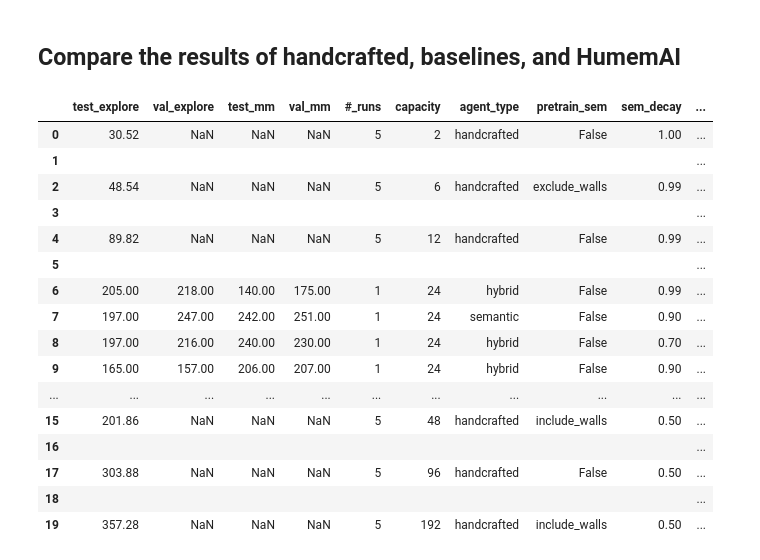
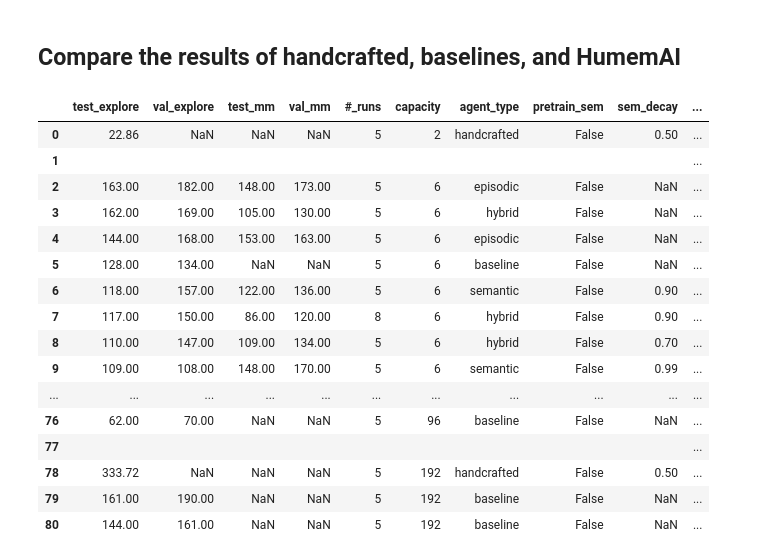
Before and after one commit to humemai/agent-room-env-v2-lstm, a Jupyter notebook: compare-results-dqn.ipynb, the cells around one changed output. Drawn from its saved outputs; the diff is of its cells as text; code cells hidden in the pictures.

```diff
--- a/compare-results-dqn.ipynb
+++ b/compare-results-dqn.ipynb
@@ -391,41 +391,41 @@ def filter_paths(
 # %%
 # filter_paths(
 #     room_size="xl-different-prob",
 #     num_iterations=10000,
 #     agent_type="hybrid",
 #     capacity=12,
 #     semantic_decay_factor=0.99,
 #     base_path="training-results/non-equal-object-probs/",
 # )
 
 # for foo in filter_paths_by_num_iterations("xl-different-prob"):
 #     dir_path = '/'.join(foo.split('/')[:-2])
 #     shutil.rmtree(dir_path)
 
 # # save dataframe as markdown
 # df.to_markdown("./hp-tuning/xl-different-prob.md", index=False)
 
 df, df_styled = get_all_data(
-    "xl",
+    "xl-different-prob",
     include_pretrain_semantic=True,
-    base_path="training-results/equal-object-probs/",
+    base_path="training-results/non-equal-object-probs/",
 )
 df_styled
 # %% [output]
 |  | test_explore | val_explore | test_mm | val_mm | #_runs | capacity | agent_type | pretrain_sem | sem_decay | ... |
-| 0 | 30.52 | NaN | NaN | NaN | 5 | 2 | handcrafted | False | 1.00 | ... |
+| 0 | 22.86 | NaN | NaN | NaN | 5 | 2 | handcrafted | False | 0.50 | ... |
 | 1 |  |  |  |  |  |  |  |  |  | ... |
-| 2 | 48.54 | NaN | NaN | NaN | 5 | 6 | handcrafted | exclude_walls | 0.99 | ... |
-| 3 |  |  |  |  |  |  |  |  |  | ... |
-| 4 | 89.82 | NaN | NaN | NaN | 5 | 12 | handcrafted | False | 0.99 | ... |
-| 5 |  |  |  |  |  |  |  |  |  | ... |
-| 6 | 205.00 | 218.00 | 140.00 | 175.00 | 1 | 24 | hybrid | False | 0.99 | ... |
-| 7 | 197.00 | 247.00 | 242.00 | 251.00 | 1 | 24 | semantic | False | 0.90 | ... |
-| 8 | 197.00 | 216.00 | 240.00 | 230.00 | 1 | 24 | hybrid | False | 0.70 | ... |
-| 9 | 165.00 | 157.00 | 206.00 | 207.00 | 1 | 24 | hybrid | False | 0.90 | ... |
+| 2 | 163.00 | 182.00 | 148.00 | 173.00 | 5 | 6 | episodic | False | NaN | ... |
+| 3 | 162.00 | 169.00 | 105.00 | 130.00 | 5 | 6 | hybrid | False | NaN | ... |
+| 4 | 144.00 | 168.00 | 153.00 | 163.00 | 5 | 6 | episodic | False | NaN | ... |
+| 5 | 128.00 | 134.00 | NaN | NaN | 5 | 6 | baseline | False | NaN | ... |
+| 6 | 118.00 | 157.00 | 122.00 | 136.00 | 5 | 6 | semantic | False | 0.90 | ... |
+| 7 | 117.00 | 150.00 | 86.00 | 120.00 | 8 | 6 | hybrid | False | 0.90 | ... |
+| 8 | 110.00 | 147.00 | 109.00 | 134.00 | 5 | 6 | hybrid | False | 0.70 | ... |
+| 9 | 109.00 | 108.00 | 148.00 | 170.00 | 5 | 6 | semantic | False | 0.99 | ... |
 | ... | ... | ... | ... | ... | ... | ... | ... | ... | ... | ... |
-| 15 | 201.86 | NaN | NaN | NaN | 5 | 48 | handcrafted | include_walls | 0.50 | ... |
-| 16 |  |  |  |  |  |  |  |  |  | ... |
-| 17 | 303.88 | NaN | NaN | NaN | 5 | 96 | handcrafted | False | 0.50 | ... |
-| 18 |  |  |  |  |  |  |  |  |  | ... |
-| 19 | 357.28 | NaN | NaN | NaN | 5 | 192 | handcrafted | include_walls | 0.50 | ... |
+| 76 | 62.00 | 70.00 | NaN | NaN | 5 | 96 | baseline | False | NaN | ... |
+| 77 |  |  |  |  |  |  |  |  |  | ... |
+| 78 | 333.72 | NaN | NaN | NaN | 5 | 192 | handcrafted | False | 0.50 | ... |
+| 79 | 161.00 | 190.00 | NaN | NaN | 5 | 192 | baseline | False | NaN | ... |
+| 80 | 144.00 | 161.00 | NaN | NaN | 5 | 192 | baseline | False | NaN | ... |
```
Also changed, not shown: parts of 1 cell of this notebook, 5 other files.
